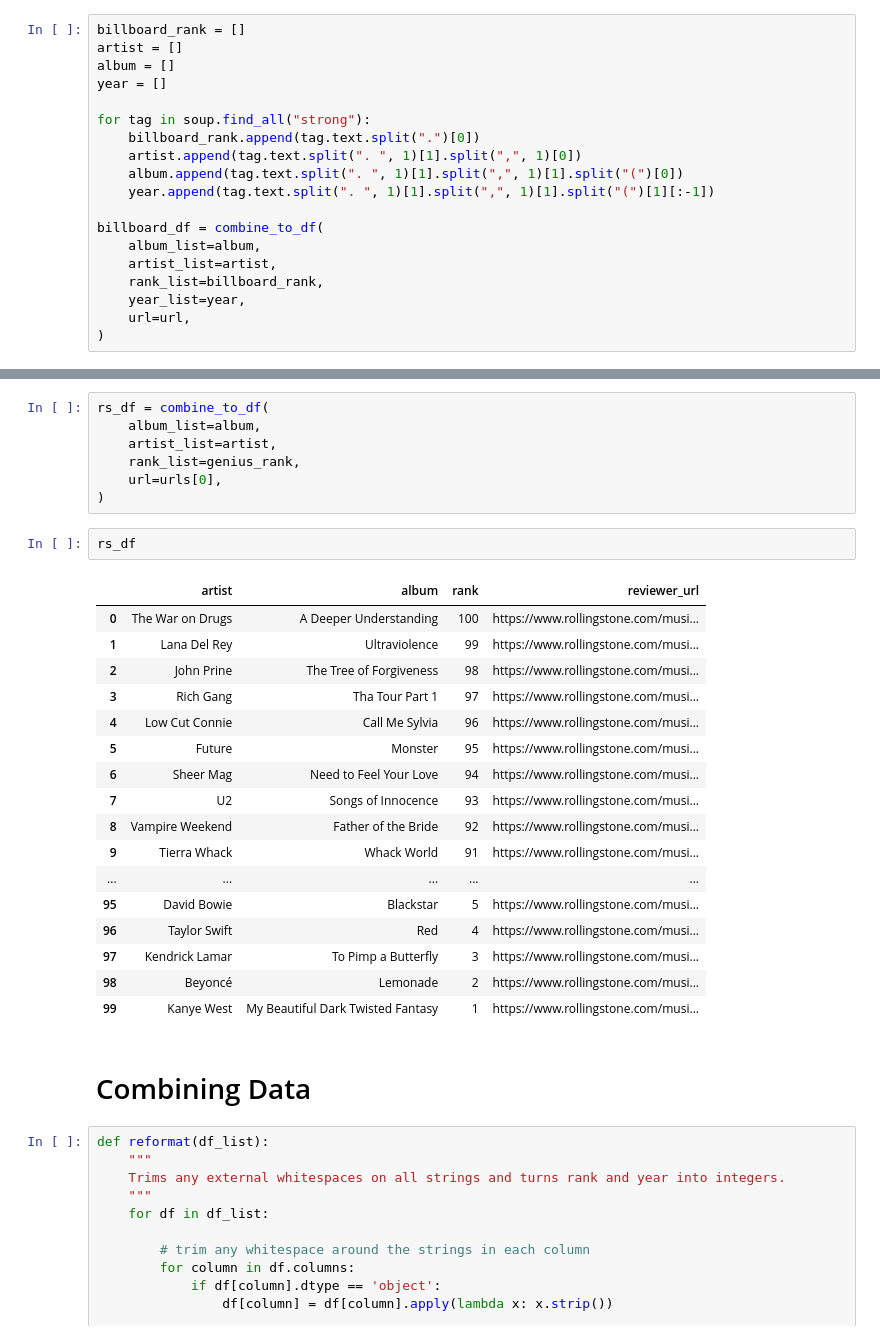
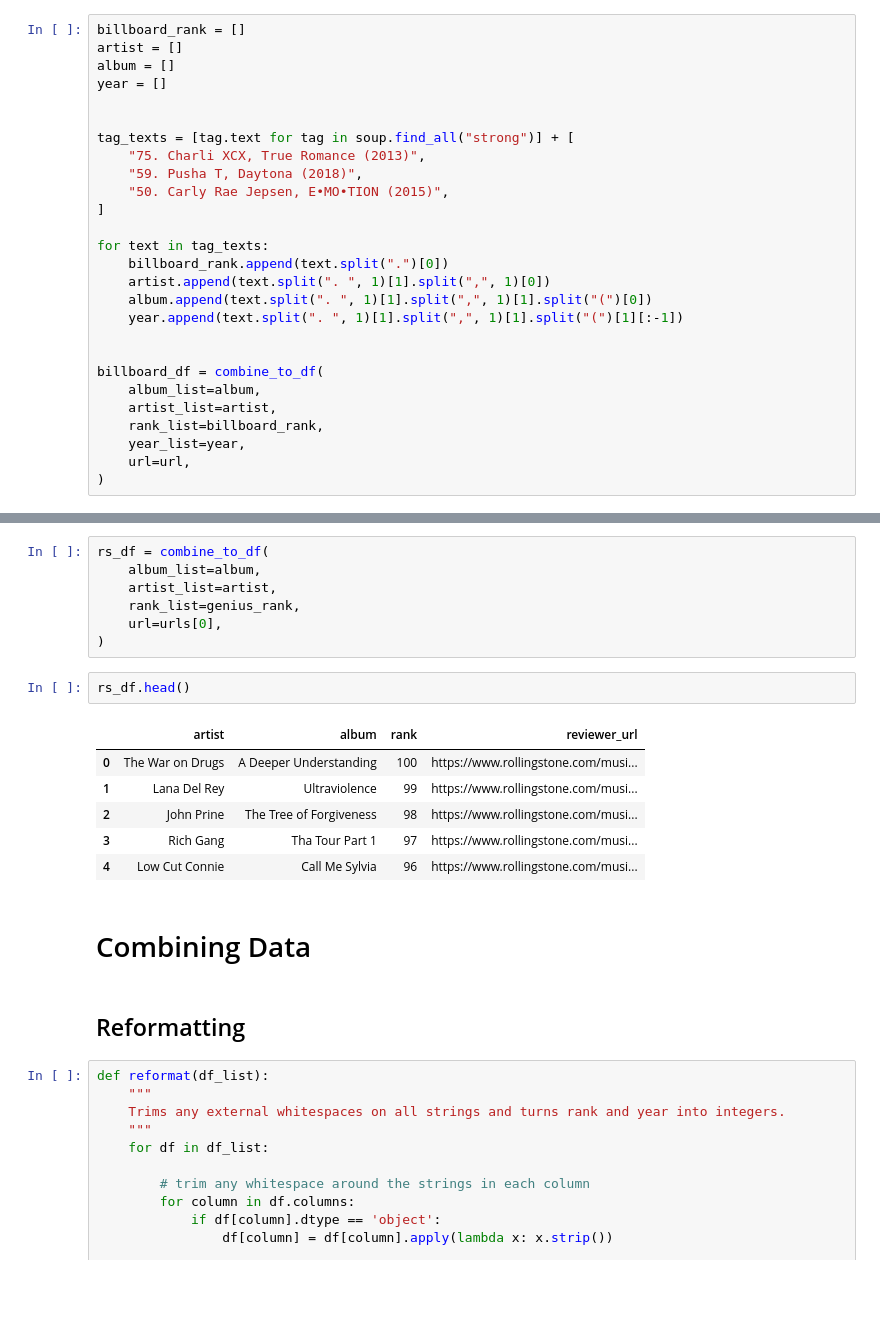
Before and after one commit to awray3/albums2010-2019, a Jupyter notebook: TopAlbums.ipynb, the cells around one changed output, grey strips where cells are left out. Saved outputs shown, nothing was run; the diff lists cells and outputs as text; blank space fills up the shorter version.

```diff
--- a/TopAlbums.ipynb
+++ b/TopAlbums.ipynb
@@ -89,11 +94,19 @@ artist = []
 album = []
 year = []
 
-for tag in soup.find_all("strong"):
-    billboard_rank.append(tag.text.split(".")[0])
-    artist.append(tag.text.split(". ", 1)[1].split(",", 1)[0])
-    album.append(tag.text.split(". ", 1)[1].split(",", 1)[1].split("(")[0])
-    year.append(tag.text.split(". ", 1)[1].split(",", 1)[1].split("(")[1][:-1])
+
+tag_texts = [tag.text for tag in soup.find_all("strong")] + [
+    "75. Charli XCX, True Romance (2013)",
+    "59. Pusha T, Daytona (2018)",
+    "50. Carly Rae Jepsen, E•MO•TION (2015)",
+]
+
+for text in tag_texts:
+    billboard_rank.append(text.split(".")[0])
+    artist.append(text.split(". ", 1)[1].split(",", 1)[0])
+    album.append(text.split(". ", 1)[1].split(",", 1)[1].split("(")[0])
+    year.append(text.split(". ", 1)[1].split(",", 1)[1].split("(")[1][:-1])
+
 
 billboard_df = combine_to_df(
     album_list=album,
@@ -364,27 +370,18 @@ rs_df = combine_to_df(
     url=urls[0],
 )
 # %%
-rs_df
+rs_df.head()
 # %% [output]
 |  | artist | album | rank | reviewer_url |
 | 0 | The War on Drugs | A Deeper Understanding | 100 | https://www.rollingstone.com/musi... |
 | 1 | Lana Del Rey | Ultraviolence | 99 | https://www.rollingstone.com/musi... |
 | 2 | John Prine | The Tree of Forgiveness | 98 | https://www.rollingstone.com/musi... |
 | 3 | Rich Gang | Tha Tour Part 1 | 97 | https://www.rollingstone.com/musi... |
 | 4 | Low Cut Connie | Call Me Sylvia | 96 | https://www.rollingstone.com/musi... |
-| 5 | Future | Monster | 95 | https://www.rollingstone.com/musi... |
-| 6 | Sheer Mag | Need to Feel Your Love | 94 | https://www.rollingstone.com/musi... |
-| 7 | U2 | Songs of Innocence | 93 | https://www.rollingstone.com/musi... |
-| 8 | Vampire Weekend | Father of the Bride | 92 | https://www.rollingstone.com/musi... |
-| 9 | Tierra Whack | Whack World | 91 | https://www.rollingstone.com/musi... |
-| ... | ... | ... | ... | ... |
-| 95 | David Bowie | Blackstar | 5 | https://www.rollingstone.com/musi... |
-| 96 | Taylor Swift | Red | 4 | https://www.rollingstone.com/musi... |
-| 97 | Kendrick Lamar | To Pimp a Butterfly | 3 | https://www.rollingstone.com/musi... |
-| 98 | Beyoncé | Lemonade | 2 | https://www.rollingstone.com/musi... |
-| 99 | Kanye West | My Beautiful Dark Twisted Fantasy | 1 | https://www.rollingstone.com/musi... |
 # %% [markdown]
 # Combining Data
+# %% [markdown]
+## Reformatting
 # %%
 def reformat(df_list):
     """
```
Also changed, not shown: parts of 56 cells of this notebook.
